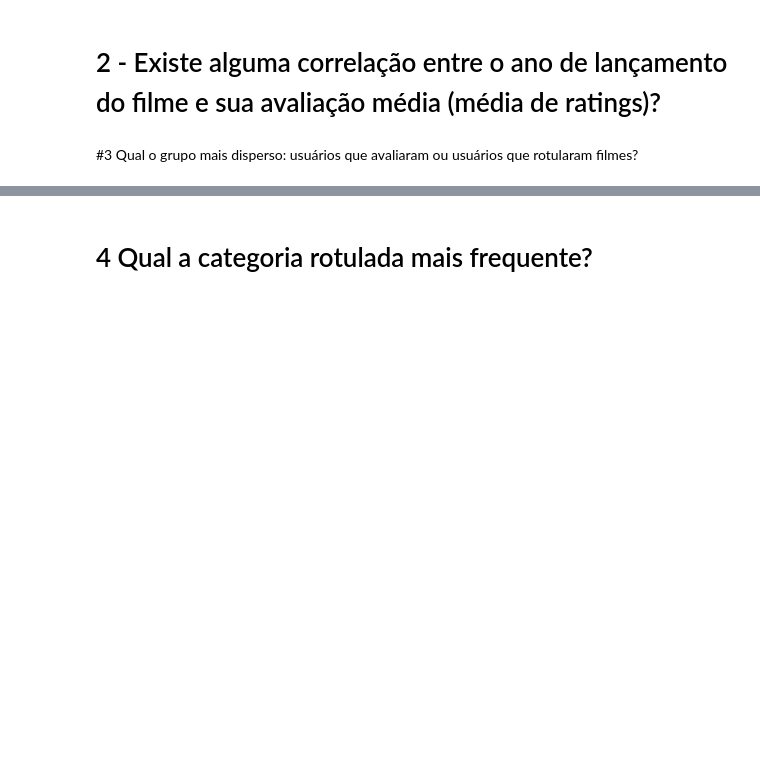
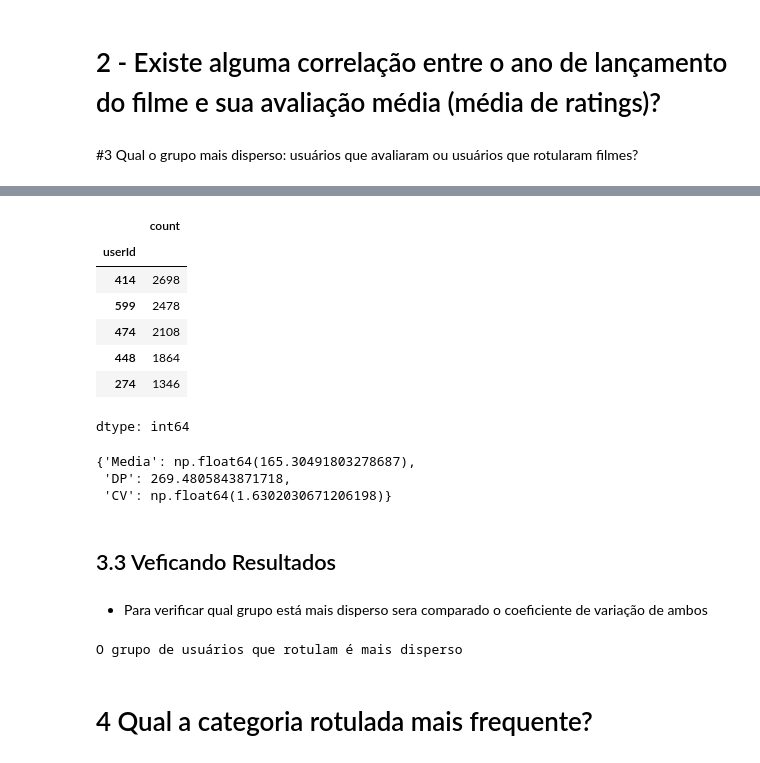
Before and after one commit to Lucas-O-S/Analise_Exploratoria_N2, a Jupyter notebook: AnaliseExploratoria_N2.ipynb, the cells around one changed output, grey strips where cells are left out. Cells and saved outputs as stored; diff of their text form; code cells hidden in the pictures; blank space fills up the shorter version.

```diff
--- a/AnaliseExploratoria_N2.ipynb
+++ b/AnaliseExploratoria_N2.ipynb
@@ -302,3 +338,37 @@ dtype: int64
+# %%
+#contagem de usuarios dentro de Ratings
+countRatings = ratings["userId"].value_counts()
+
+#dispersão de ratings
+dispersaoRatings = Dispersao(countRatings)
+# %%
+countRatings.head()
+# %% [output]
+|  | count |
+| userId |  |
+| 414 | 2698 |
+| 599 | 2478 |
+| 474 | 2108 |
+| 448 | 1864 |
+| 274 | 1346 |
+dtype: int64
+# %%
+dispersaoRatings
+# %% [output]
+{'Media': np.float64(165.30491803278687),
+ 'DP': 269.4805843871718,
+ 'CV': np.float64(1.6302030671206198)}
+# %% [markdown]
+## 3.3 Veficando Resultados
+# %% [markdown]
+- Para verificar qual grupo está mais disperso sera comparado o coeficiente de variação de ambos
+# %%
+if dispersaoRatings["CV"] > dispersaoTags["CV"]:
+  print("O grupo de usuários que avaliaram é mais disperso")
+else:
+  print("O grupo de usuários que rotulam é mais disperso")
+# %% [output]
+O grupo de usuários que rotulam é mais disperso
 # %% [markdown]
 # 4 Qual a categoria rotulada mais frequente?
 # %% [markdown]
```
Also changed, not shown: parts of 7 cells of this notebook.
